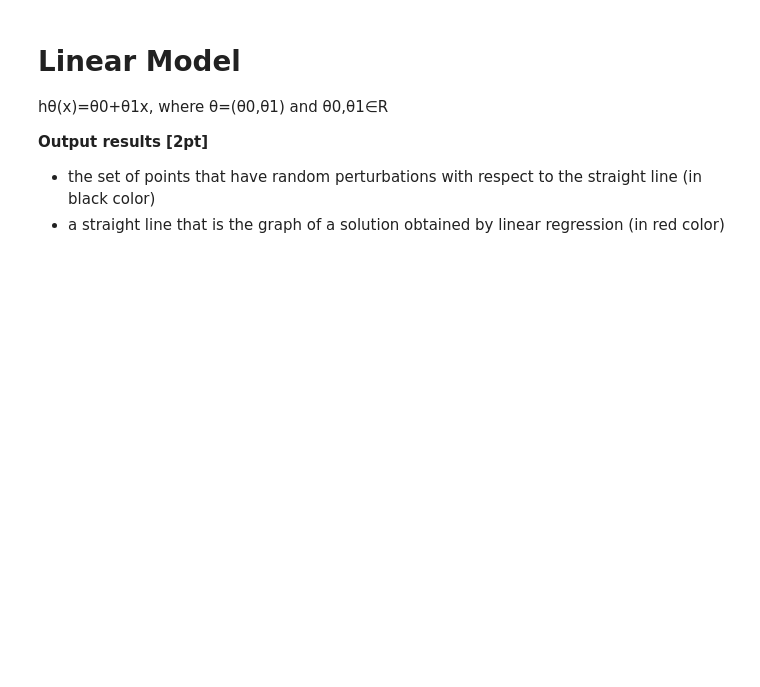
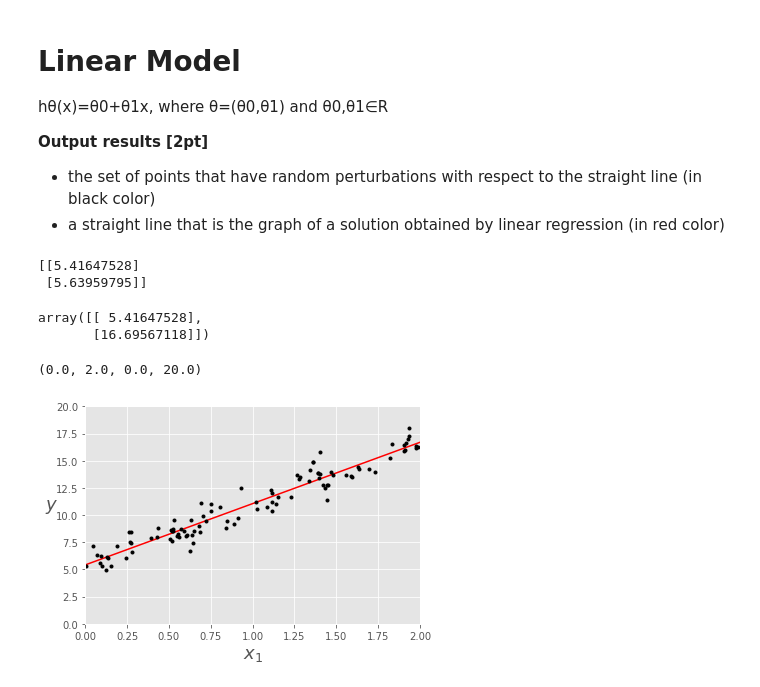
Before and after one commit to dlguswn3659/class-MachineLearning, a Jupyter notebook: Untitled0.ipynb, the cells around one changed output. Saved outputs shown, nothing was run; the diff lists cells and outputs as text; code cells hidden in the pictures; blank space fills up the shorter version.

```diff
--- a/Untitled0.ipynb
+++ b/Untitled0.ipynb
@@ -102,3 +102,27 @@
 
 - the set of points that have random perturbations with respect to the straight line (in black color)
 - a straight line that is the graph of a solution obtained by linear regression (in red color)
+# %%
+X_b = np.c_[np.ones((100,1)),X]
+theta_best = np.linalg.inv(X_b.T.dot(X_b)).dot(X_b.T).dot(y)
+print(theta_best)
+# %% [output]
+[[5.41647528]
+ [5.63959795]]
+# %%
+X_new = np.array([[0],[2]])
+X_new_b = np.c_[np.ones((2,1)),X_new]
+y_predict = X_new_b.dot(theta_best)
+y_predict
+# %% [output]
+array([[ 5.41647528],
+       [16.69567118]])
+# %%
+plt.plot(X_new,y_predict,'r-')
+plt.plot(X,y,'b.', color = 'black')
+plt.xlabel("$x_1$", fontsize=18)
+plt.ylabel("$y$", rotation=0, fontsize=18)
+plt.axis([0,2,0,20])
+# %% [output]
+(0.0, 2.0, 0.0, 20.0)
+[figure, added]
```
